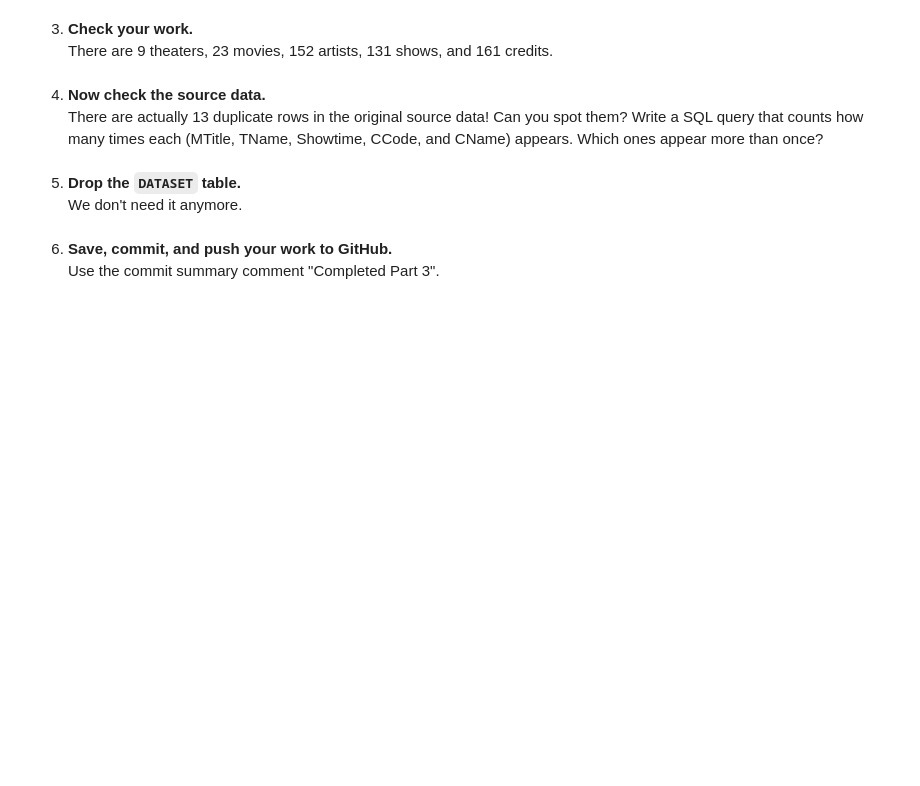
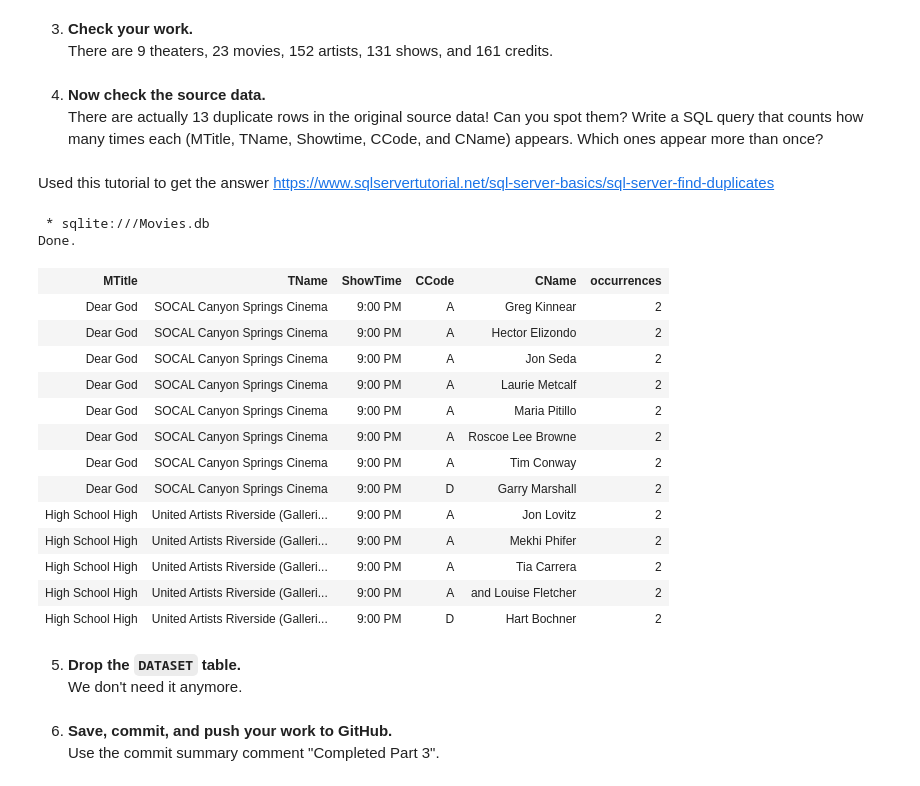
Before and after one commit to fairfield-ba510-spring2020/movies-tonight-Farisalenezy, a Jupyter notebook: Part3.ipynb, the cells around one changed output. Saved outputs shown, nothing was run; the diff lists cells and outputs as text; code cells hidden in the pictures; blank space fills up the shorter version.

```diff
--- a/Part3.ipynb
+++ b/Part3.ipynb
@@ -51,3 +229,30 @@ YOUR CODE HERE
+# %% [markdown]
+
+Used this tutorial to get the answer https://www.sqlservertutorial.net/sql-server-basics/sql-server-find-duplicates
+# %%
+%%sql
+SELECT MTitle, TName, Showtime, CCode, CName ,COUNT(*) occurrences
+FROM DATASET
+GROUP BY MTitle, TName, Showtime, CCode, CName
+HAVING
+    COUNT(*) > 1;
+# %% [output]
+ * sqlite:///Movies.db
+Done.
+| MTitle | TName | ShowTime | CCode | CName | occurrences |
+| Dear God | SOCAL Canyon Springs Cinema | 9:00 PM | A | Greg Kinnear | 2 |
+| Dear God | SOCAL Canyon Springs Cinema | 9:00 PM | A | Hector Elizondo | 2 |
+| Dear God | SOCAL Canyon Springs Cinema | 9:00 PM | A | Jon Seda | 2 |
+| Dear God | SOCAL Canyon Springs Cinema | 9:00 PM | A | Laurie Metcalf | 2 |
+| Dear God | SOCAL Canyon Springs Cinema | 9:00 PM | A | Maria Pitillo | 2 |
+| Dear God | SOCAL Canyon Springs Cinema | 9:00 PM | A | Roscoe Lee Browne | 2 |
+| Dear God | SOCAL Canyon Springs Cinema | 9:00 PM | A | Tim Conway | 2 |
+| Dear God | SOCAL Canyon Springs Cinema | 9:00 PM | D | Garry Marshall | 2 |
+| High School High | United Artists Riverside (Galleri... | 9:00 PM | A | Jon Lovitz | 2 |
+| High School High | United Artists Riverside (Galleri... | 9:00 PM | A | Mekhi Phifer | 2 |
+| High School High | United Artists Riverside (Galleri... | 9:00 PM | A | Tia Carrera | 2 |
+| High School High | United Artists Riverside (Galleri... | 9:00 PM | A | and Louise Fletcher | 2 |
+| High School High | United Artists Riverside (Galleri... | 9:00 PM | D | Hart Bochner | 2 |
 # %% [markdown]
 5. **Drop the `DATASET` table.**
 We don't need it anymore.
```
Also changed, not shown: parts of 13 cells of this notebook, 4 other files.
